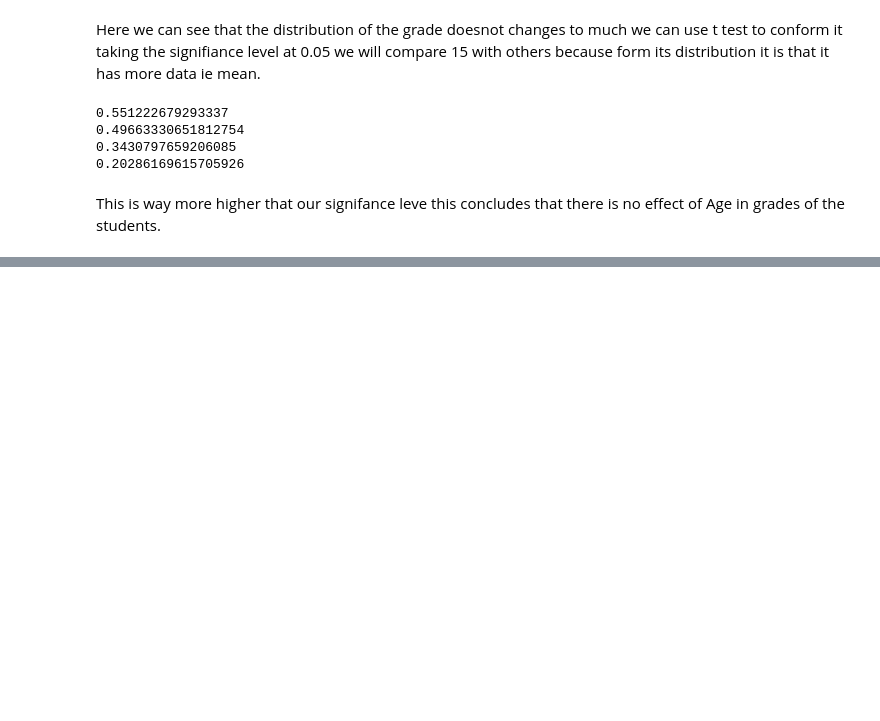
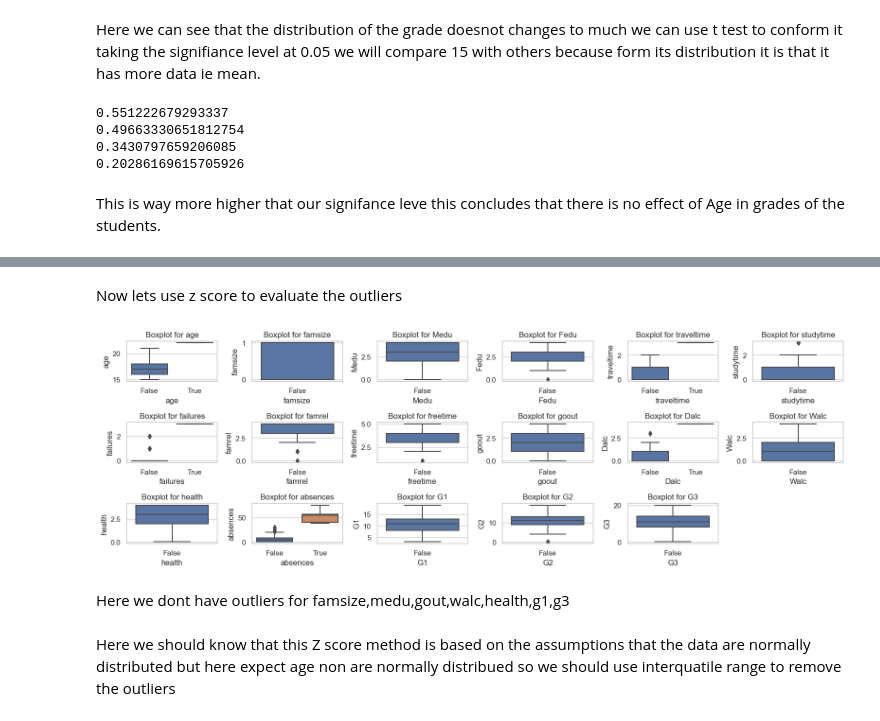
Before and after one commit to sunilbhandari123/alcoholconsumption, a Jupyter notebook: Untitled.ipynb, the cells around one changed output, grey strips where cells are left out. Drawn from its saved outputs; the diff is of its cells as text; code cells hidden in the pictures; blank space fills up the shorter version.

```diff
--- a/Untitled.ipynb
+++ b/Untitled.ipynb
@@ -519,0 +643,25 @@ the students.
+# %% [markdown]
+Now lets use z score to evaluate the outliers
+# %%
+columns=['age', 'famsize', 'Medu', 'Fedu', 'traveltime', 'studytime', 'failures',
+       'famrel', 'freetime', 'goout', 'Dalc', 'Walc', 'health', 'absences',
+       'G1', 'G2', 'G3']
+# %%
+z_score=np.absolute((df[columns]-df[columns].mean())/df[columns].std())
+# %%
+z_score_threshold=3.5
+# %%
+outliers=z_score>z_score_threshold
+# %%
+plt.figure(figsize=(16,10))
+sns.set(style="whitegrid")
+for column in columns:
+    plt.subplot(6,6,columns.index(column) + 1)
+    sns.boxplot(x=outliers[column],y=df[column])
+    plt.title(f'Boxplot for {column}')
+plt.tight_layout()
+plt.show()
+# %% [output]
+[figure, added]
+# %% [markdown]
+Here we dont have outliers for famsize,medu,gout,walc,health,g1,g3
@@ -519,0 +675,4 @@ the students.
+# %% [markdown]
+Here we should know that this Z score method is based on the assumptions that the data are normally
+distributed but here expect age non are normally distribued so we should use interquatile range
+to remove the outliers
```
Also changed, not shown: parts of 34 cells of this notebook.
